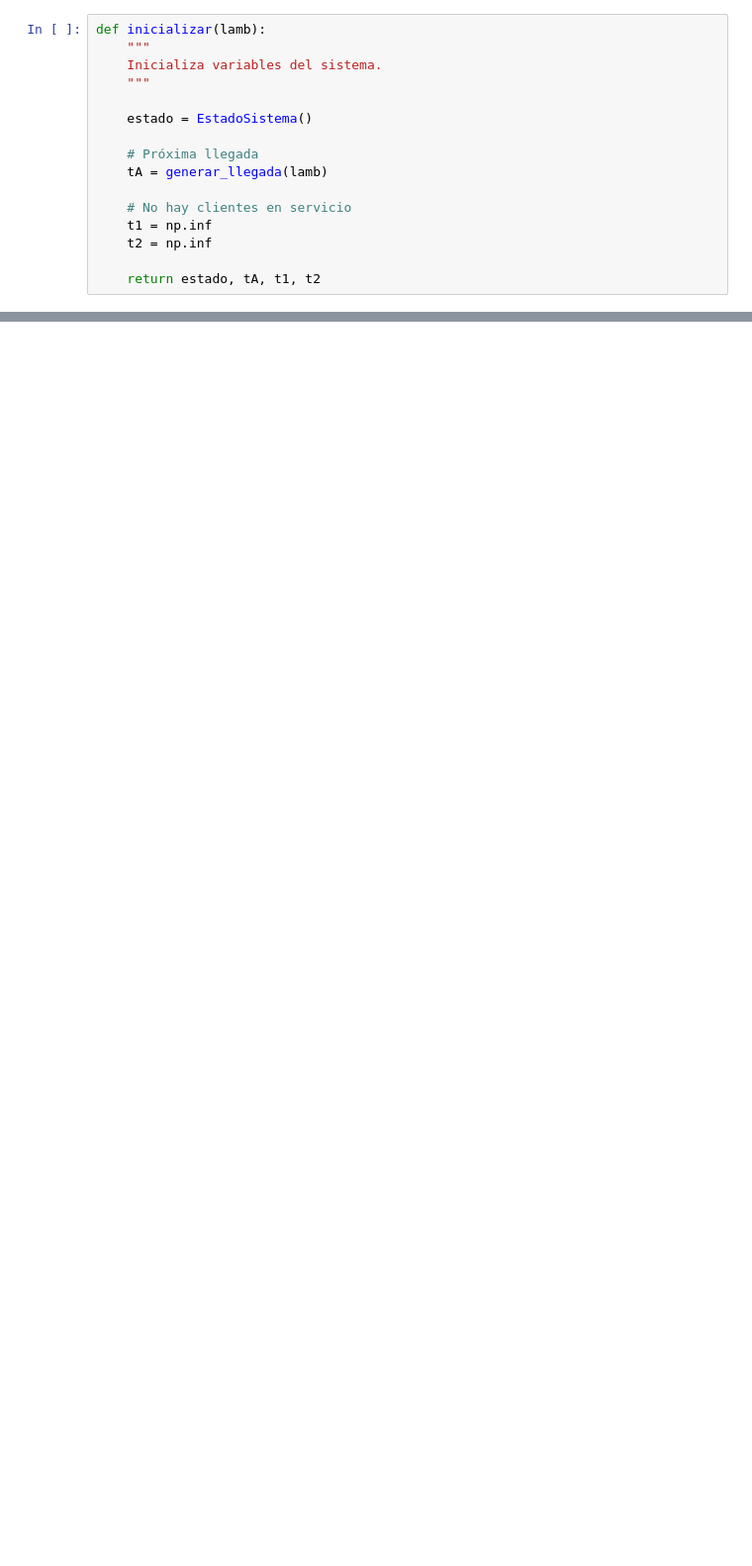
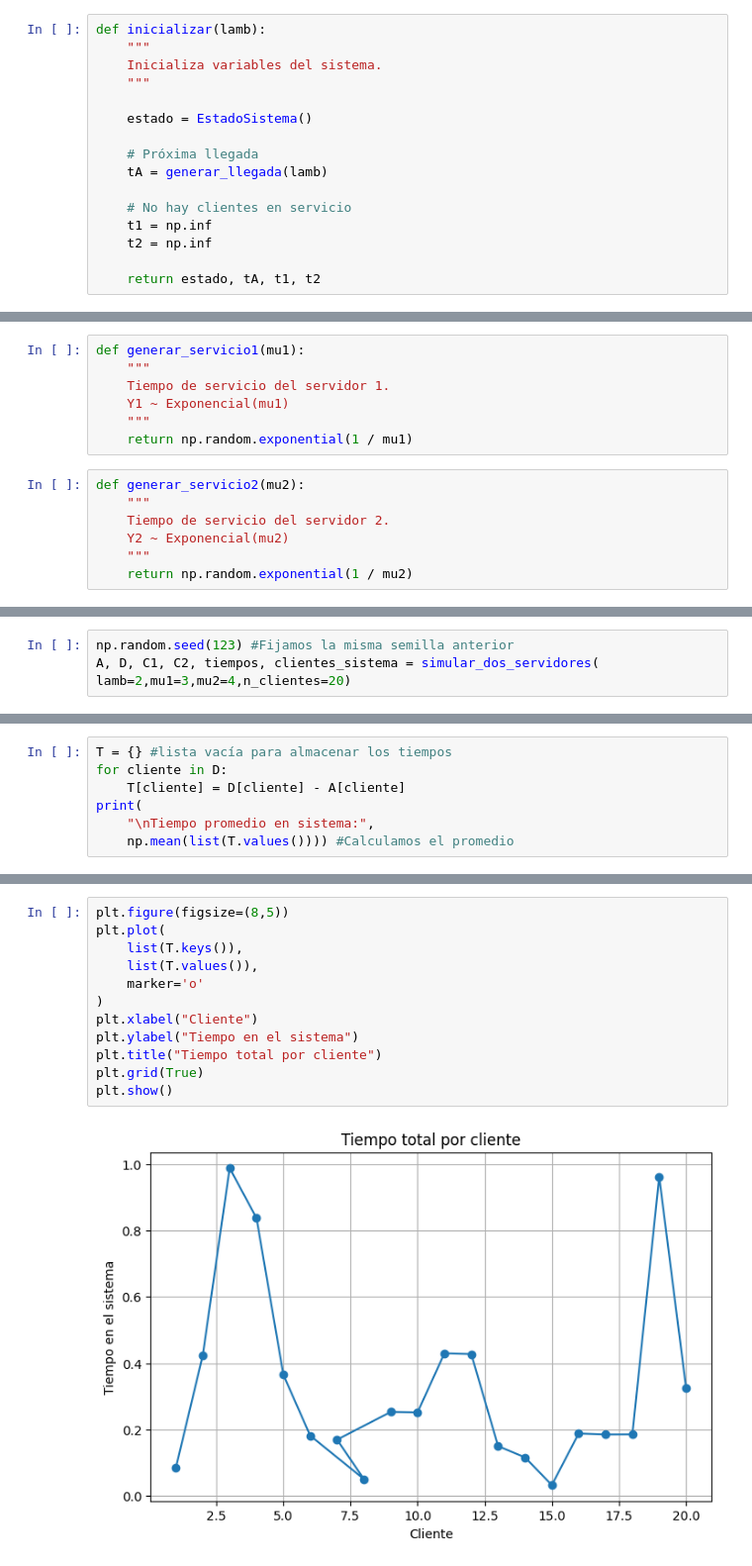
Before and after one commit to Annette-1/Ecuaciones_Diferenciales_Parciales, a Jupyter notebook: Linea_de_espera_dos_Servidores.ipynb, the cells around one changed output, grey strips where cells are left out. Shown at 99% size. Saved outputs shown, nothing was run; the diff lists cells and outputs as text; blank space fills up the shorter version.

```diff
--- a/Linea_de_espera_dos_Servidores.ipynb
+++ b/Linea_de_espera_dos_Servidores.ipynb
@@ -510,0 +898,14 @@ Tiempo promedio en sistema: 0.5656187707299114
+# %%
+def generar_servicio1(mu1):
+    """
+    Tiempo de servicio del servidor 1.
+    Y1 ~ Exponencial(mu1)
+    """
+    return np.random.exponential(1 / mu1)
+# %%
+def generar_servicio2(mu2):
+    """
+    Tiempo de servicio del servidor 2.
+    Y2 ~ Exponencial(mu2)
+    """
+    return np.random.exponential(1 / mu2)
@@ -510,0 +1017,3 @@ Tiempo promedio en sistema: 0.5656187707299114
+# %%
+np.random.seed(123) #Fijamos la misma semilla anterior
+A, D, C1, C2, tiempos, clientes_sistema = simular_dos_servidores( lamb=2,mu1=3,mu2=4,n_clientes=20)
@@ -510,0 +1078,7 @@ Tiempo promedio en sistema: 0.5656187707299114
+# %%
+T = {} #lista vacía para almacenar los tiempos
+for cliente in D:
+    T[cliente] = D[cliente] - A[cliente]
+print(
+    "\nTiempo promedio en sistema:",
+    np.mean(list(T.values()))) #Calculamos el promedio
@@ -510,0 +1089,14 @@ Tiempo promedio en sistema: 0.5656187707299114
+# %%
+plt.figure(figsize=(8,5))
+plt.plot(
+    list(T.keys()),
+    list(T.values()),
+    marker='o'
+)
+plt.xlabel("Cliente")
+plt.ylabel("Tiempo en el sistema")
+plt.title("Tiempo total por cliente")
+plt.grid(True)
+plt.show()
+# %% [output]
+[figure, added]
```
Also changed, not shown: parts of 70 cells of this notebook.
